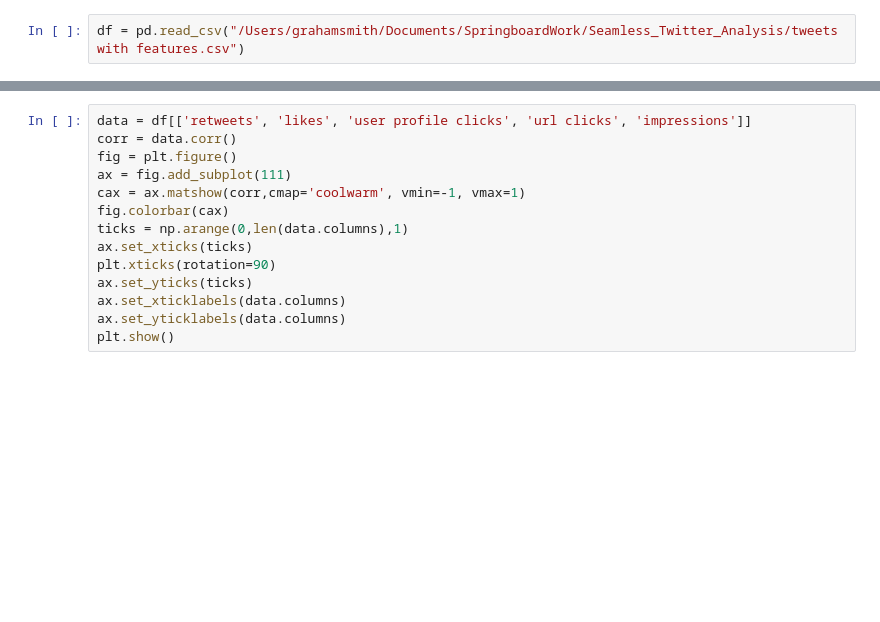
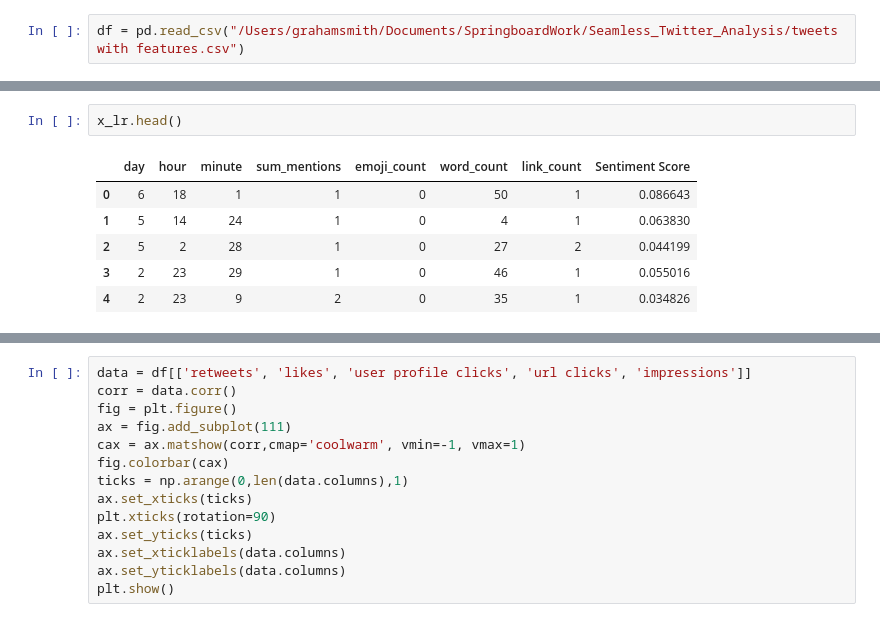
Before and after one commit to Graham-MacIsaac/Seamless-Twitter-Project, a Jupyter notebook: modeling.ipynb, the cells around one changed output, grey strips where cells are left out. Cells and saved outputs as stored; diff of their text form; blank space fills up the shorter version.

```diff
--- a/modeling.ipynb
+++ b/modeling.ipynb
@@ -54,0 +222,9 @@ Not very good. Lets see if the components of engagements have any particular rel
+# %%
+x_lr.head()
+# %% [output]
+|  | day | hour | minute | sum_mentions | emoji_count | word_count | link_count | Sentiment Score |
+| 0 | 6 | 18 | 1 | 1 | 0 | 50 | 1 | 0.086643 |
+| 1 | 5 | 14 | 24 | 1 | 0 | 4 | 1 | 0.063830 |
+| 2 | 5 | 2 | 28 | 1 | 0 | 27 | 2 | 0.044199 |
+| 3 | 2 | 23 | 29 | 1 | 0 | 46 | 1 | 0.055016 |
+| 4 | 2 | 23 | 9 | 2 | 0 | 35 | 1 | 0.034826 |
```
Also changed, not shown: parts of 23 cells of this notebook, 4 other files.
